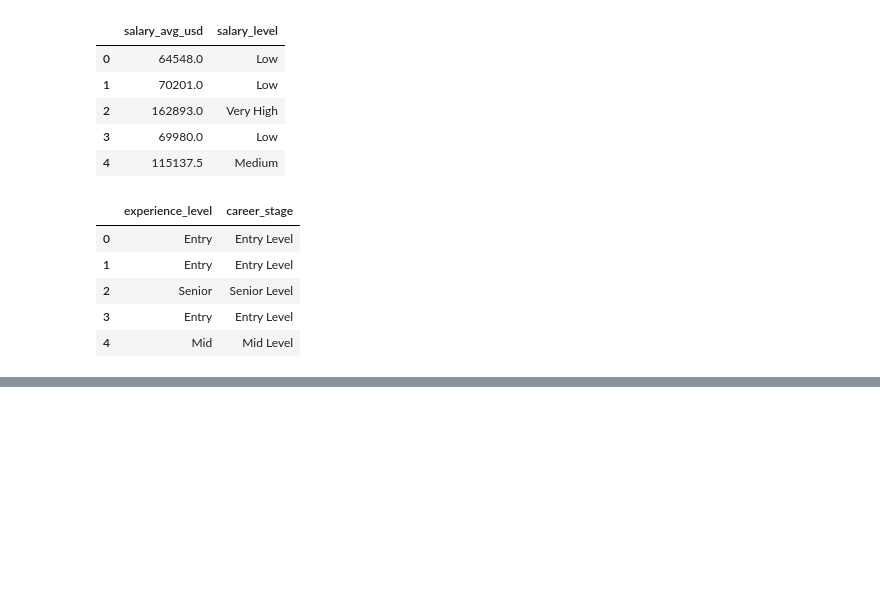
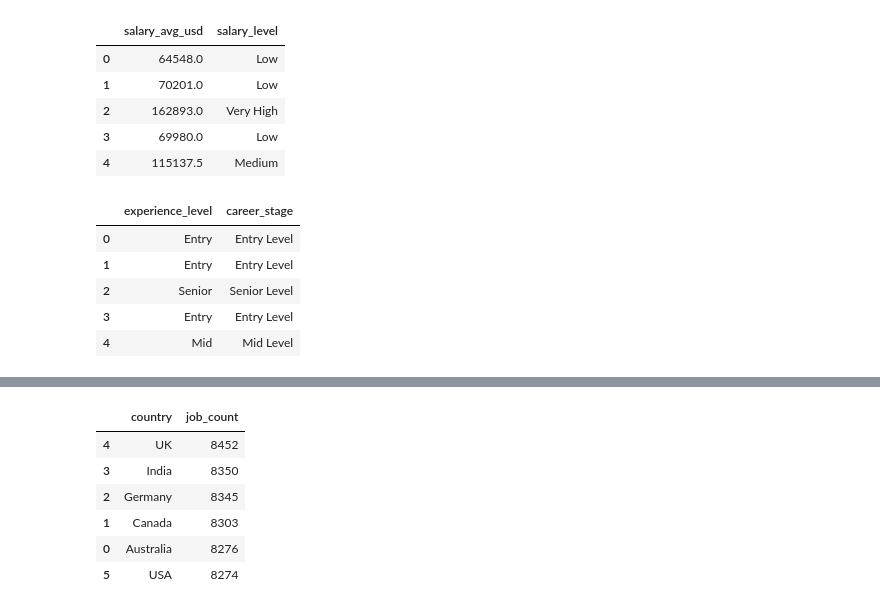
Before and after one commit to Charith-01/Global-AI-Data-Science-Skills-and-Salary-Trends, a Jupyter notebook: notebooks/01_data_loading_and_exploration.ipynb, the cells around one changed output, grey strips where cells are left out. Saved outputs shown, nothing was run; the diff lists cells and outputs as text; code cells hidden in the pictures; blank space fills up the shorter version.

```diff
--- a/notebooks/01_data_loading_and_exploration.ipynb
+++ b/notebooks/01_data_loading_and_exploration.ipynb
@@ -396,0 +477,16 @@ ai_jobs[["remote_type", "is_remote_friendly"]].head()
+# %%
+jobs_by_country = ai_jobs.groupby("country")["job_id"].count().reset_index()
+
+jobs_by_country.columns = ["country", "job_count"]
+
+jobs_by_country = jobs_by_country.sort_values(by="job_count", ascending=False)
+
+jobs_by_country
+# %% [output]
+|  | country | job_count |
+| 4 | UK | 8452 |
+| 3 | India | 8350 |
+| 2 | Germany | 8345 |
+| 1 | Canada | 8303 |
+| 0 | Australia | 8276 |
+| 5 | USA | 8274 |
```
Also changed, not shown: parts of 11 cells of this notebook.
